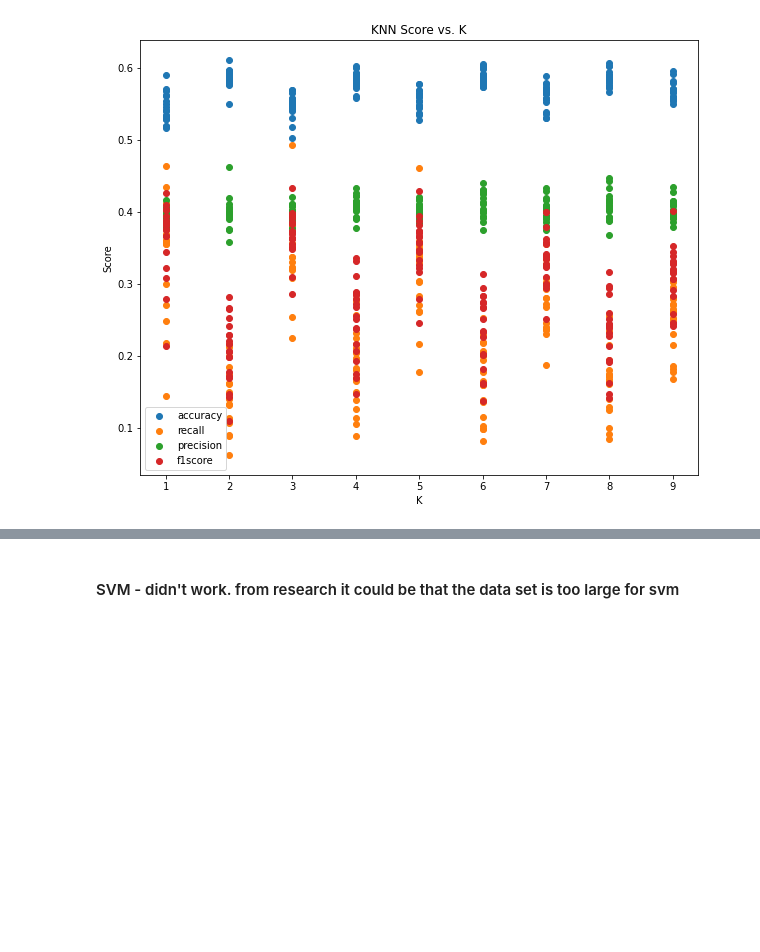
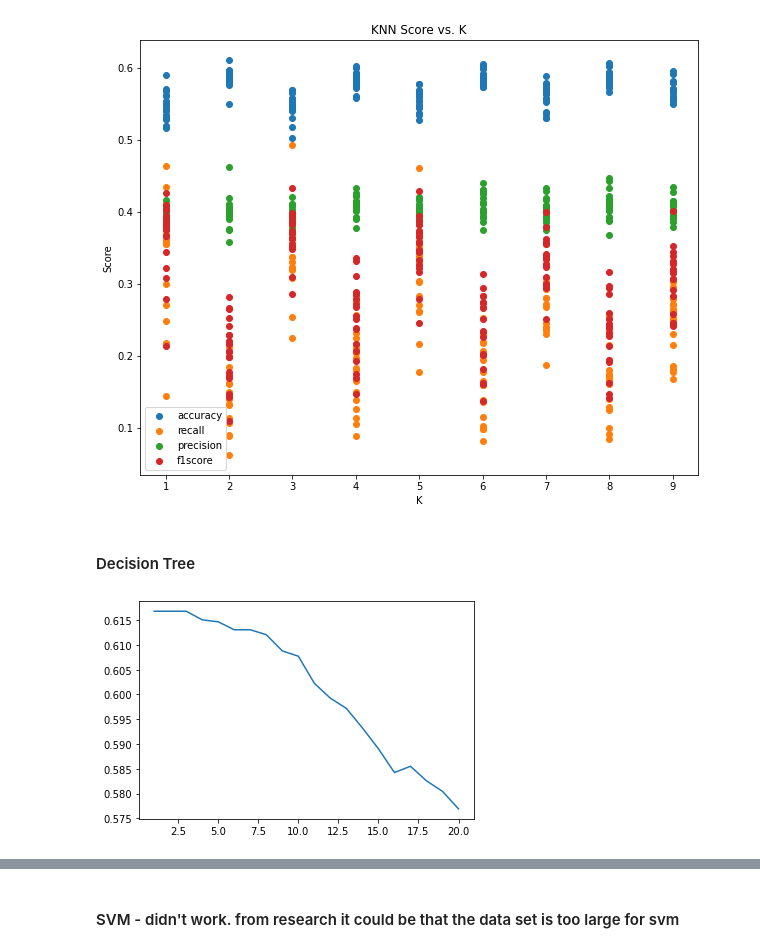
Before and after one commit to rmartino217/CodeAcademy-Build-a-Machine-Learning-Model-with-Python, a Jupyter notebook: Capstone.ipynb, the cells around one changed output, grey strips where cells are left out. Cells and saved outputs as stored; diff of their text form; code cells hidden in the pictures; blank space fills up the shorter version.

```diff
--- a/Capstone.ipynb
+++ b/Capstone.ipynb
@@ -1026,3 +1050,5 @@ plt.title('KNN Score vs. K')
 plt.show()
 # %% [output]
 [figure]
+# %% [markdown]
+#### Decision Tree
@@ -1028,0 +1057,23 @@ plt.show()
+# %%
+train_data, test_data, train_labels, test_labels = train_test_split(data, labels, random_state=1)
+scores = []
+recall_list=[]
+precision_list=[]
+f1score_list=[]
+largest = {'accuracy':0, 'recall':0, 'precision':0, 'f1score':0, 'predictions_data':0, 'y_test_data':0, 'columns':'columns', 'i':1}
+for i in range(1,21):
+    tree = DecisionTreeClassifier(random_state=1, max_depth = i)
+    tree.fit(train_data, train_labels)
+    scores.append(tree.score(test_data, test_labels))
+    predictions = tree.predict(test_data)
+    recall = recall_score(test_labels,predictions)
+    recall_list.append(recall_score(test_labels, predictions))
+    precision = precision_score(test_labels,predictions)
+    precision_list.append(precision_score(test_labels, predictions))
+    f1score = f1_score(test_labels, predictions)
+    f1score_list.append(f1_score(test_labels, predictions))
+
+plt.plot(range(1,21),scores)
+plt.show()
+# %% [output]
+[figure, added]
```
Also changed, not shown: parts of 21 cells of this notebook.
